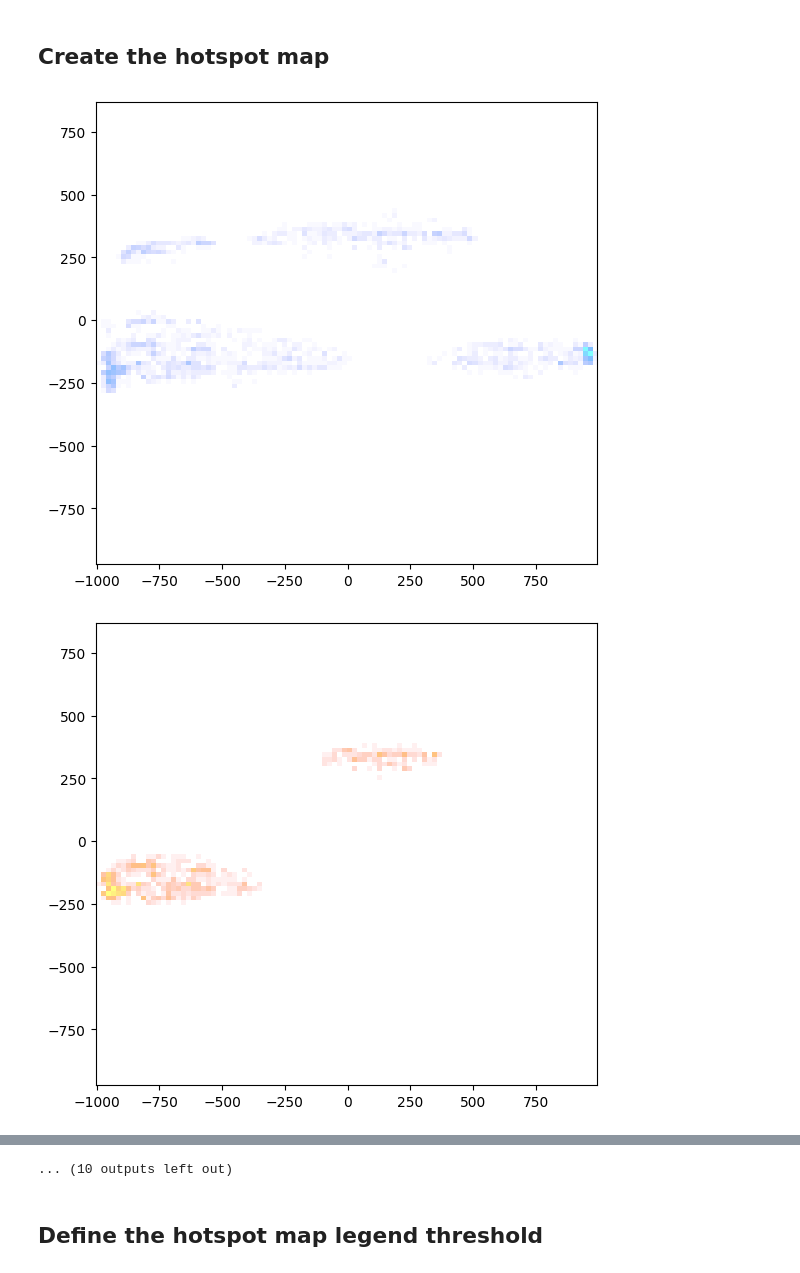
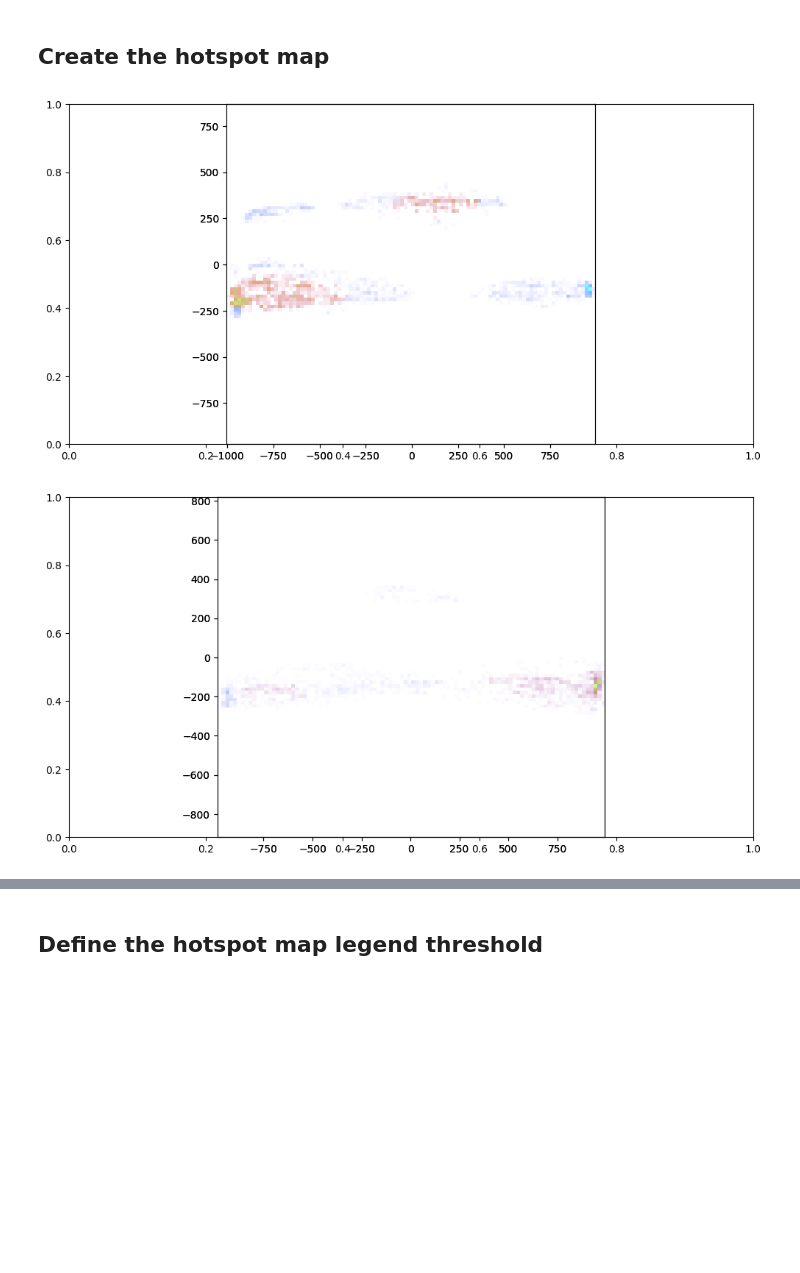
Before and after one commit to bsanchezhtx/helios-group-project, a Jupyter notebook: task2.ipynb, the cells around one changed output, grey strips where cells are left out. Drawn from its saved outputs; the diff is of its cells as text; code cells hidden in the pictures; blank space fills up the shorter version.

Commit message:
display graphs with no background

```diff
--- a/task2.ipynb
+++ b/task2.ipynb
@@ -108,40 +108,42 @@ def heatmap(data, threshold, ax, color_map, intensity_data):
         intensity = row['intensity']
 
         col = int((x - x_min) / cell_width)
         row = int((y - y_min) / cell_height)
 
         if not (0 <= row < grid_size[1] and 0 <= col < grid_size[0]):
             continue
 
         if intensity >= threshold:
             heatmap[row, col] += 1
 
-    ax.imshow(heatmap, cmap=color_map, origin='lower', extent=[x_min, x_max, y_min, y_max], alpha=0.5)
+    ax.imshow(heatmap, cmap=color_map, origin='lower', extent=[x_min, x_max, y_min, y_max], alpha=1)
 
 d1 = t[2]
 d2 = t[3]
 
 for data_segment in dfs:
     data_segment['intensity'] = intensity_estimation(data_segment)
 
-    # fig, background = plt.subplots(1, 1, figsize=(12, 6))
-    # ax1 = fig.add_axes(background.get_position(), zorder=1)
-    # ax2 = fig.add_axes(background.get_position(), zorder=2)
+    fig, background = plt.subplots(1, 1, figsize=(12, 6))
+    ax1 = fig.add_axes(background.get_position(), zorder=1)
+    ax2 = fig.add_axes(background.get_position(), zorder=2)
 
-    fig1, ax1 = plt.subplots(1, 1, figsize=(12, 6))
-    fig2, ax2 = plt.subplots(1, 1, figsize=(12, 6))
+    ax1.set_facecolor('none')
+    ax2.set_facecolor('none')
+
+    # fig1, ax1 = plt.subplots(1, 1, figsize=(12, 6))
+    # fig2, ax2 = plt.subplots(1, 1, figsize=(12, 6))
 
 
     custom_blue_cmap = create_blue_colormap()
     custom_red_cmap = create_red_colormap()
 
-    background.set_facecolor('black')
-
+    background.set_facecolor('white')
 
     heatmap(data_segment, d1, ax1, custom_blue_cmap, intensity_data)
     heatmap(data_segment, d2, ax2, custom_red_cmap, intensity_data)
 
     plt.show()
 # %% [output]
-[figure, old version]
+[figure, new version]
-[figure, old version]
+[figure, new version]
@@ -158,3 +159,2 @@ for data_segment in dfs:
-... (10 outputs left out)
 # %% [markdown]
 ## Define the hotspot map legend threshold
```
Also changed, not shown: parts of 1 cell of this notebook.
